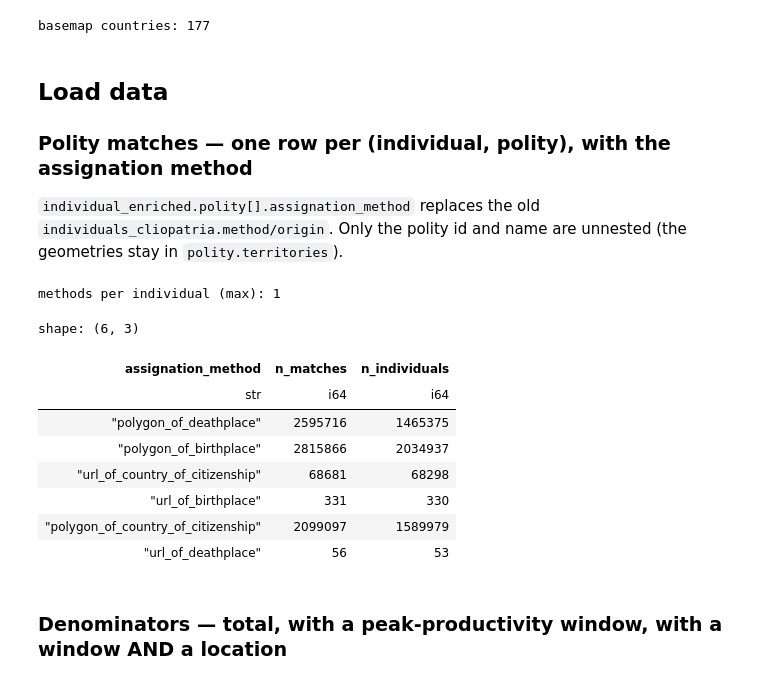
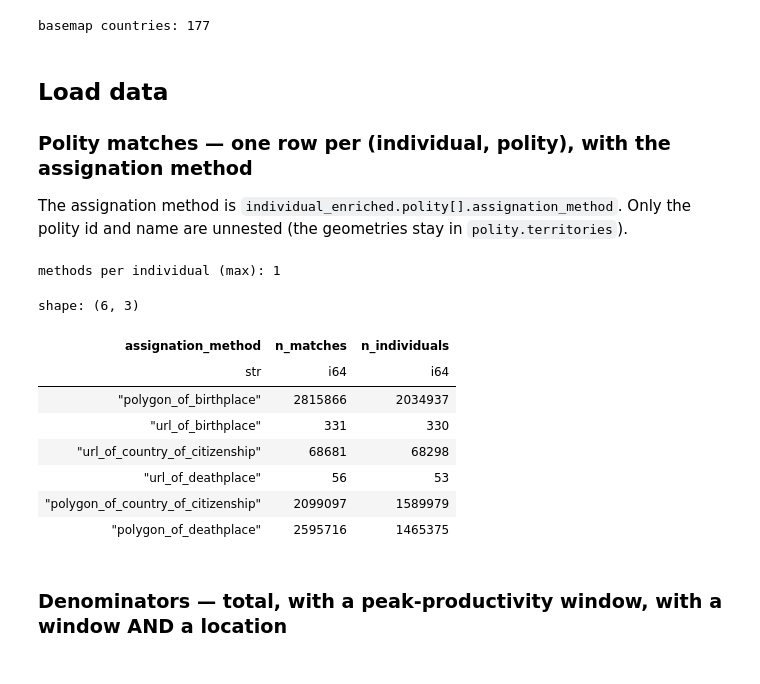
Before and after one commit to charlesdedampierre/cultura_database, a Jupyter notebook: notebooks_new/08_polities.ipynb, the cells around one changed output. Drawn from its saved outputs; the diff is of its cells as text; code cells hidden in the pictures.

```diff
--- a/notebooks_new/08_polities.ipynb
+++ b/notebooks_new/08_polities.ipynb
@@ -69,47 +69,47 @@ basemap countries: 177
 
 ### Polity matches — one row per (individual, polity), with the assignation method
 
-`individual_enriched.polity[].assignation_method` replaces the old `individuals_cliopatria.method/origin`.
+The assignation method is `individual_enriched.polity[].assignation_method`.
 Only the polity id and name are unnested (the geometries stay in `polity.territories`).
 # %%
 con = duckdb.connect(DB_PATH, read_only=True)
-con.sql(f"SET memory_limit='3GB'; SET threads=4; SET temp_directory='{tempfile.mkdtemp()}';")
+con.sql(f"SET memory_limit='4GB'; SET threads=6; SET temp_directory='{tempfile.mkdtemp()}';")
 
 MATCHES_SQL = """
     SELECT entity.qid                    AS qid,
            p.polity.cliopatria_id        AS polity_id,
            p.polity.name                 AS polity_name,
            p.years_spent_in_polity       AS years_spent_in_polity,
            p.assignation_method          AS assignation_method,
            peak_productivity.start_year  AS peak_start,
            peak_productivity.end_year    AS peak_end
     FROM   (SELECT entity, peak_productivity, unnest(polity) AS p FROM individual_enriched)
 """
 
 method_counts = con.sql(f"""
     SELECT assignation_method, COUNT(*) AS n_matches, COUNT(DISTINCT qid) AS n_individuals
     FROM   ({MATCHES_SQL})
     GROUP  BY assignation_method
 """).pl()
 
 methods_per_individual = con.sql("""
     SELECT MAX(len(list_distinct(list_transform(polity, x -> x.assignation_method)))) AS max_methods
     FROM   individual_enriched
 """).fetchone()[0]
 assert methods_per_individual == 1, 'each individual is matched by a single method'
 print('methods per individual (max):', methods_per_individual)
 method_counts
 # %% [output]
 methods per individual (max): 1
 shape: (6, 3)
 | assignation_method | n_matches | n_individuals |
 | str | i64 | i64 |
+| "polygon_of_birthplace" | 2815866 | 2034937 |
+| "url_of_birthplace" | 331 | 330 |
+| "url_of_country_of_citizenship" | 68681 | 68298 |
+| "url_of_deathplace" | 56 | 53 |
+| "polygon_of_country_of_citizenship" | 2099097 | 1589979 |
 | "polygon_of_deathplace" | 2595716 | 1465375 |
-| "polygon_of_birthplace" | 2815866 | 2034937 |
-| "url_of_country_of_citizenship" | 68681 | 68298 |
-| "url_of_birthplace" | 331 | 330 |
-| "polygon_of_country_of_citizenship" | 2099097 | 1589979 |
-| "url_of_deathplace" | 56 | 53 |
 # %% [markdown]
 ### Denominators — total, with a peak-productivity window, with a window AND a location
 # %%
```
Also changed, not shown: parts of 6 cells of this notebook, 11 other files.
